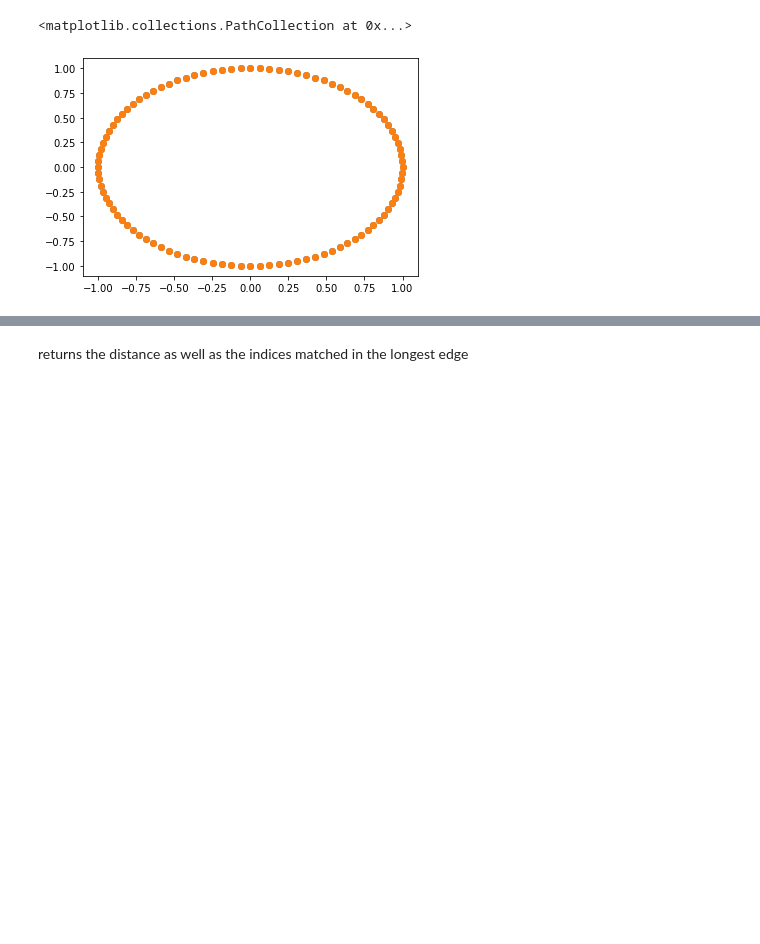
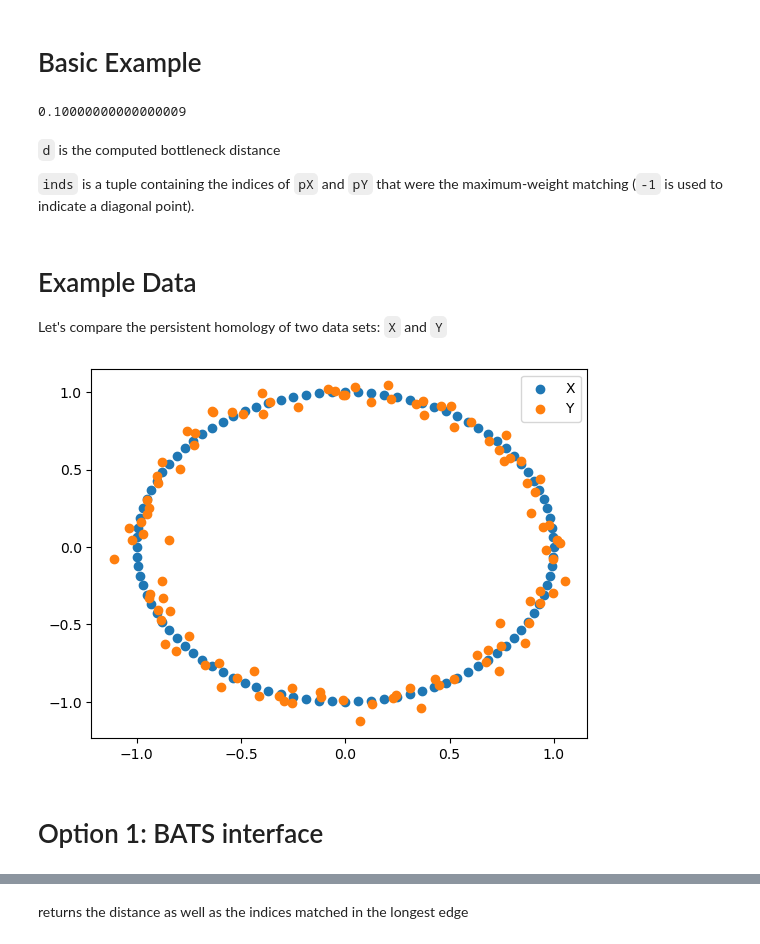
Before and after one commit to CompTop/pyhera, a Jupyter notebook: ipynb/demo.ipynb, the cells around one changed output, grey strips where cells are left out. Drawn from its saved outputs; the diff is of its cells as text; code cells hidden in the pictures; blank space fills up the shorter version.

```diff
--- a/ipynb/demo.ipynb
+++ b/ipynb/demo.ipynb
@@ -9,17 +8,36 @@ import hera_tda.bottleneck
+# %% [markdown]
+# Basic Example
+# %%
+pX = [[1.0, 2.0], [2.0,3.0]]
+pY = [[1.1, 2.1], [2.1, 3.1]]
+d, inds = hera.bottleneck.BottleneckDistance(pX, pY)
+d
+# %% [output]
+0.10000000000000009
+# %% [markdown]
+`d` is the computed bottleneck distance
+
+`inds` is a tuple containing the indices of `pX` and `pY` that were the maximum-weight matching (`-1` is used to indicate a diagonal point).
+# %% [markdown]
+# Example Data
+
+Let's compare the persistent homology of two data sets: `X` and `Y`
 # %%
 n = 100
-p = 4
 sigma = 0.05
 thetas = np.arange(0, n) * 2 * np.pi / n
 rs = np.ones(n)
-X = np.hstack(((rs * np.cos(thetas)).reshape(-1,1), (rs * np.sin(thetas)).reshape(-1,1), sigma*np.random.randn(n, p-2)))
-plt.scatter(X[:,0], X[:,1])
+X = np.hstack(((rs * np.cos(thetas)).reshape(-1,1), (rs * np.sin(thetas)).reshape(-1,1)))
+plt.scatter(X[:,0], X[:,1], label='X')
 
-Y = np.hstack(((rs * np.cos(thetas)).reshape(-1,1), (rs * np.sin(thetas)).reshape(-1,1), sigma*np.random.randn(n, p-2)))
-plt.scatter(Y[:,0], Y[:,1])
+Y = X + sigma*np.random.randn(*X.shape)
+plt.scatter(Y[:,0], Y[:,1], label='Y')
+plt.legend()
+plt.show()
 # %% [output]
-<matplotlib.collections.PathCollection at 0x...>
-[figure, old version]
+[figure, new version]
+# %% [markdown]
+# Option 1: BATS interface
 # %%
 FX = bats.LightRipsFiltration(bats.DataSet(bats.Matrix(X)), bats.Euclidean(), np.inf, 2)
 FY = bats.LightRipsFiltration(bats.DataSet(bats.Matrix(Y)), bats.Euclidean(), np.inf, 2)
```
Also changed, not shown: parts of 14 cells of this notebook, 1 other file.
